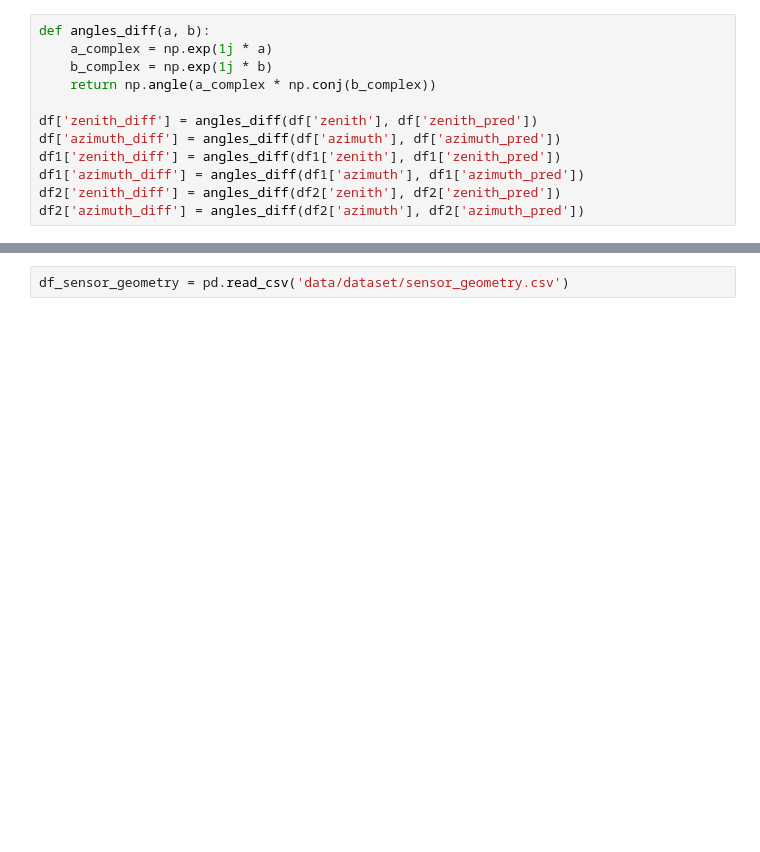
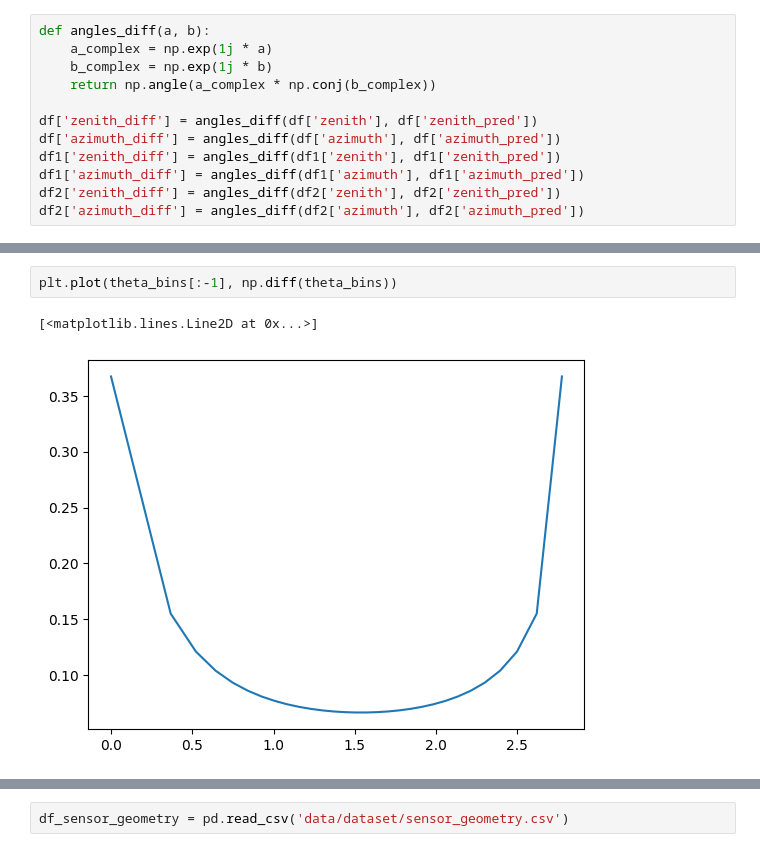
Before and after one commit to mkotyushev/icecube, a Jupyter notebook: inference.ipynb, the cells around one changed output, grey strips where cells are left out. Saved outputs shown, nothing was run; the diff lists cells and outputs as text; blank space fills up the shorter version.

```diff
--- a/inference.ipynb
+++ b/inference.ipynb
@@ -213,0 +323,5 @@ No artists with labels found to put in legend.  Note that artists whose label st
+# %%
+plt.plot(theta_bins[:-1], np.diff(theta_bins))
+# %% [output]
+[<matplotlib.lines.Line2D at 0x...>]
+[figure, added]
```
Also changed, not shown: parts of 58 cells of this notebook, 2 other files.
